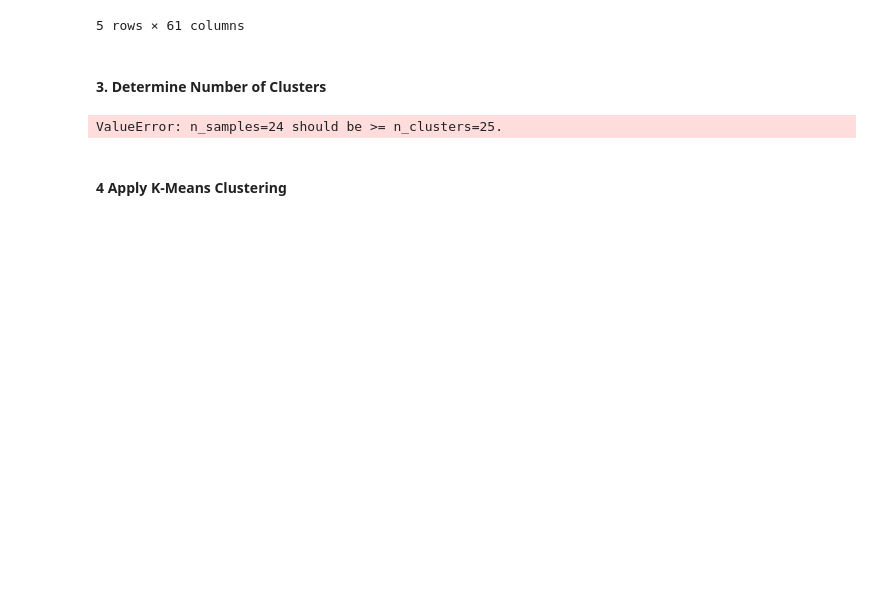
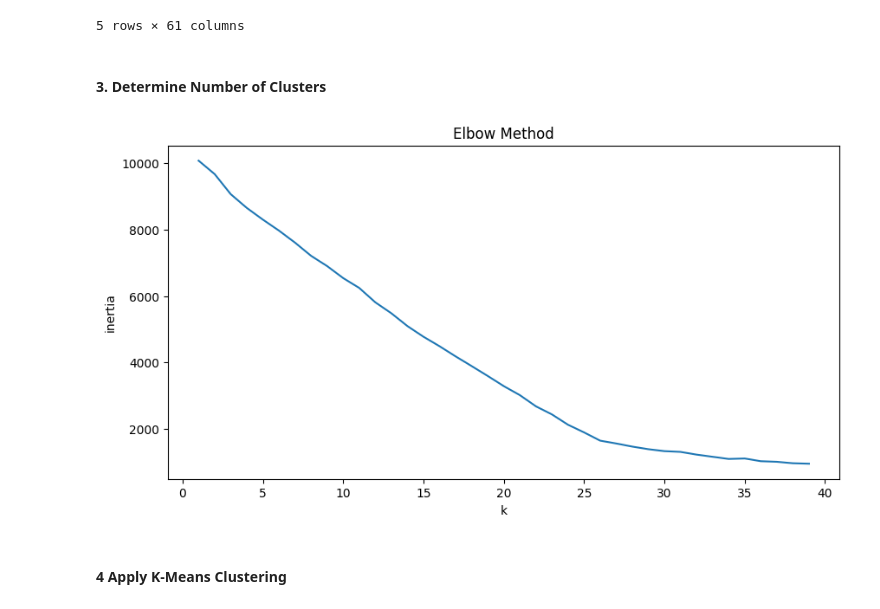
Before and after one commit to yanziguoo/matchmadeintech, a Jupyter notebook: backend/scripts/train_model.ipynb, the cells around one changed output. Saved outputs shown, nothing was run; the diff lists cells and outputs as text; code cells hidden in the pictures; blank space fills up the shorter version.

Commit message:
fix data scraping

```diff
--- a/backend/scripts/train_model.ipynb
+++ b/backend/scripts/train_model.ipynb
@@ -121,9 +116,9 @@ def optimize_kmeans(data, max_k):
     plt.title('Elbow Method')
     plt.show()
 # %%
-optimize_kmeans(data[tcols], 20)
+optimize_kmeans(data[tcols], 40)
 # %% [output]
-ValueError: n_samples=24 should be >= n_clusters=25.
+[figure, added]
 # %% [markdown]
 #### 4 Apply K-Means Clustering
 # %%
```
Also changed, not shown: parts of 6 cells of this notebook, 3 other files.
